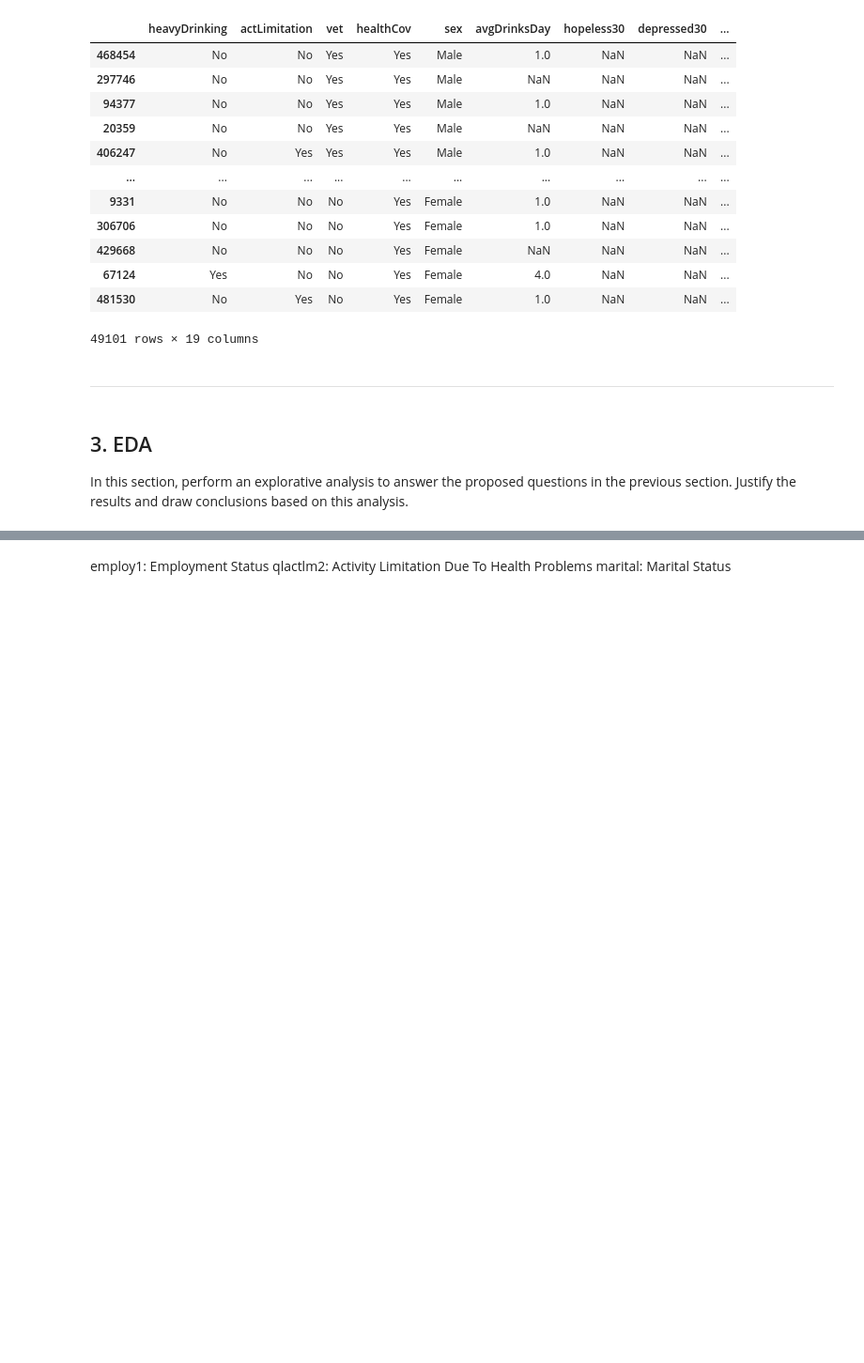
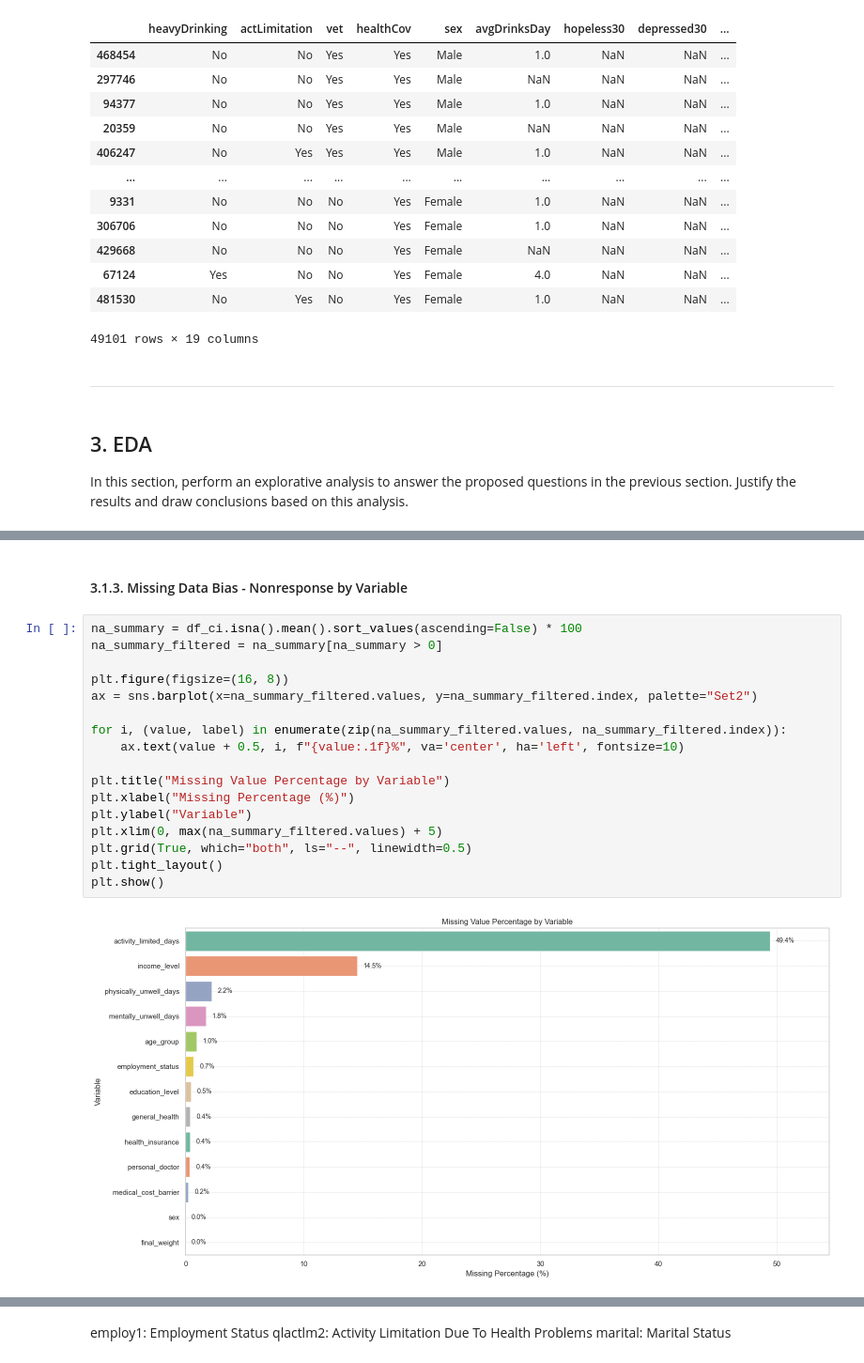
Before and after one commit to SergioCuencaNunez/isc-labs, a Jupyter notebook: project/project.ipynb, the cells around one changed output, grey strips where cells are left out. Shown at 94% size. Drawn from its saved outputs; the diff is of its cells as text; blank space fills up the shorter version.

```diff
--- a/project/project.ipynb
+++ b/project/project.ipynb
@@ -157,0 +346,21 @@ section. Justify the results and draw conclusions based on this analysis.
+# %% [markdown]
+#### 3.1.3. Missing Data Bias - Nonresponse by Variable
+# %%
+na_summary = df_ci.isna().mean().sort_values(ascending=False) * 100
+na_summary_filtered = na_summary[na_summary > 0]
+
+plt.figure(figsize=(16, 8))
+ax = sns.barplot(x=na_summary_filtered.values, y=na_summary_filtered.index, palette="Set2")
+
+for i, (value, label) in enumerate(zip(na_summary_filtered.values, na_summary_filtered.index)):
+    ax.text(value + 0.5, i, f"{value:.1f}%", va='center', ha='left', fontsize=10)
+
+plt.title("Missing Value Percentage by Variable")
+plt.xlabel("Missing Percentage (%)")
+plt.ylabel("Variable")
+plt.xlim(0, max(na_summary_filtered.values) + 5)
+plt.grid(True, which="both", ls="--", linewidth=0.5)
+plt.tight_layout()
+plt.show()
+# %% [output]
+[figure, added]
```
Also changed, not shown: parts of 26 cells of this notebook.
